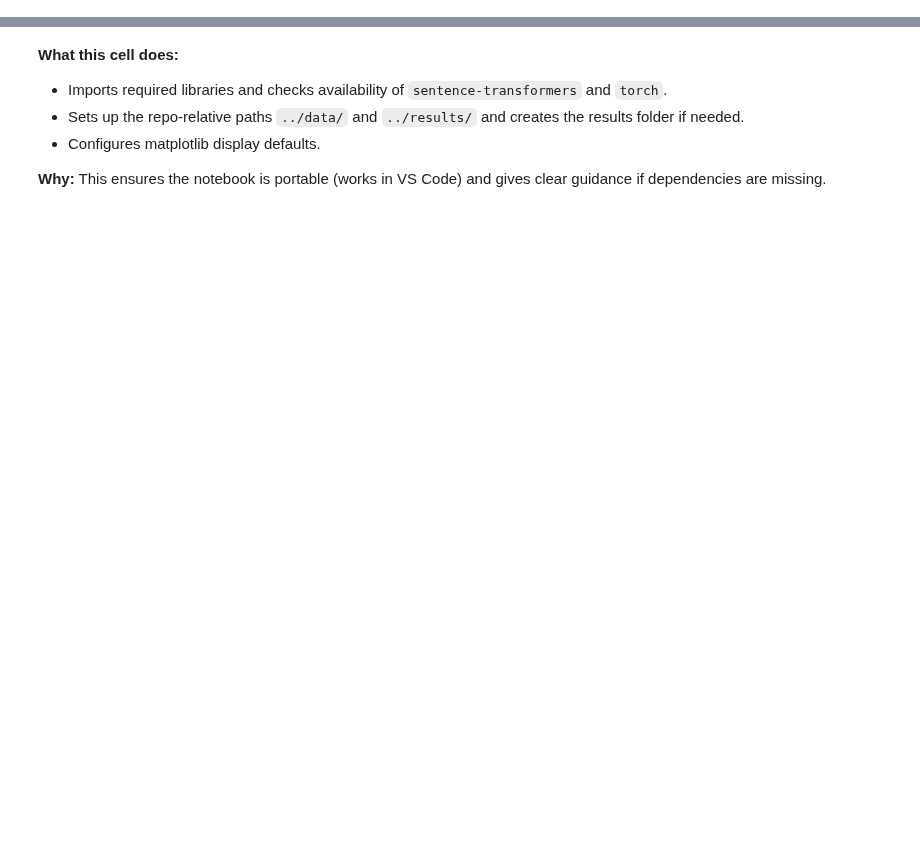
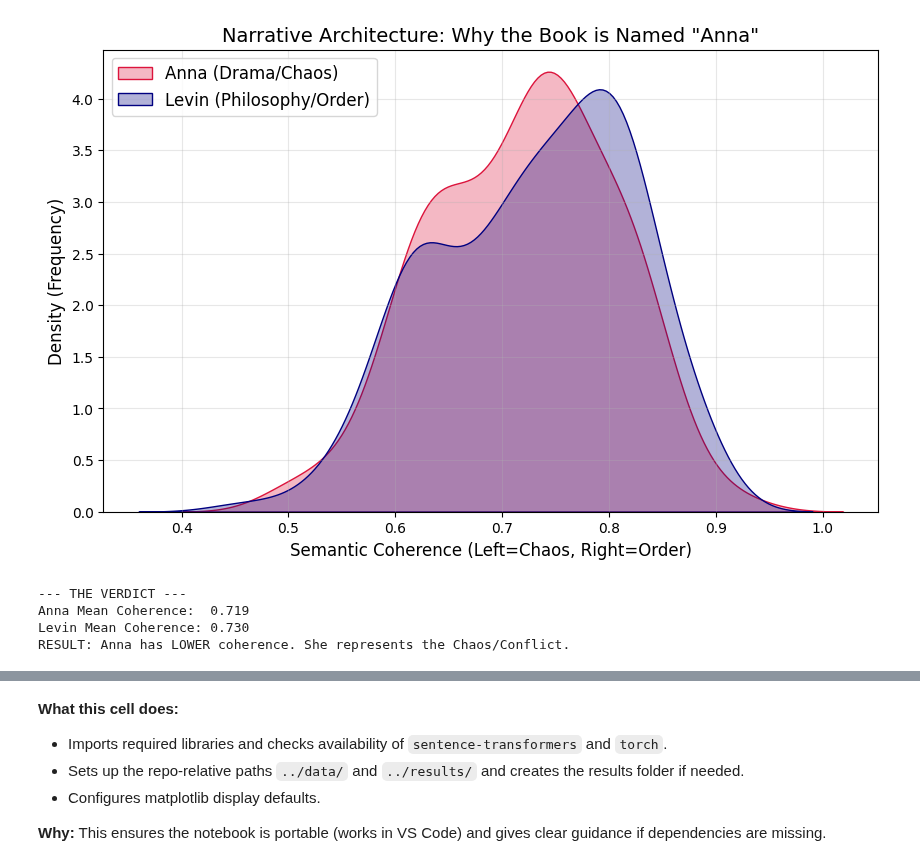
Before and after one commit to AppliedNLP-SRH/Algorithm-Beyond-The-Text, a Jupyter notebook: notebooks/Paragraph_Semantic_Coherence_VSCode.ipynb, the cells around one changed output, grey strips where cells are left out. Saved outputs shown, nothing was run; the diff lists cells and outputs as text; code cells hidden in the pictures; blank space fills up the shorter version.

```diff
--- a/notebooks/Paragraph_Semantic_Coherence_VSCode.ipynb
+++ b/notebooks/Paragraph_Semantic_Coherence_VSCode.ipynb
@@ -14,0 +79,12 @@ The notebook deliberately avoids Colab-specific commands (no `!pip install` line
+# %%
+if BOOK1_PATH:
+    raw_text = load_and_clean(BOOK1_PATH)
+    all_paragraphs = split_into_paragraphs(raw_text)
+
+    # Sample first 1500 paragraphs to save time
+    # (Increase this number if you want more precision)
+    sample = all_paragraphs[:1500]
+    print(f"Total paragraphs found: {len(all_paragraphs)}")
+    print(f"Analyzing sample size: {len(sample)}")
+else:
+    print("Book not found. Cannot proceed.")
@@ -14,0 +139,34 @@ The notebook deliberately avoids Colab-specific commands (no `!pip install` line
+# %%
+# --- 4. PLOT RESULTS ---
+plt.figure(figsize=(10,6))
+
+# Plot Anna (Red)
+if anna_scores:
+    sns.kdeplot(anna_scores, fill=True, label='Anna (Drama/Chaos)', color='crimson', alpha=0.3)
+
+# Plot Levin (Blue)
+if levin_scores:
+    sns.kdeplot(levin_scores, fill=True, label='Levin (Philosophy/Order)', color='navy', alpha=0.3)
+
+plt.title('Narrative Architecture: Why the Book is Named "Anna"', fontsize=14)
+plt.xlabel('Semantic Coherence (Left=Chaos, Right=Order)', fontsize=12)
+plt.ylabel('Density (Frequency)', fontsize=12)
+plt.legend(fontsize=12)
+plt.grid(True, alpha=0.3)
+plt.show()
+
+# Print Numeric Verdict
+print("\n--- THE VERDICT ---")
+print(f"Anna Mean Coherence:  {np.mean(anna_scores):.3f}")
+print(f"Levin Mean Coherence: {np.mean(levin_scores):.3f}")
+
+if np.mean(anna_scores) < np.mean(levin_scores):
+    print("RESULT: Anna has LOWER coherence. She represents the Chaos/Conflict.")
+else:
+    print("RESULT: Anna has HIGHER coherence. She represents the Focus/Intensity.")
+# %% [output]
+[figure, added]
+--- THE VERDICT ---
+Anna Mean Coherence:  0.719
+Levin Mean Coherence: 0.730
+RESULT: Anna has LOWER coherence. She represents the Chaos/Conflict.
```
Also changed, not shown: parts of 26 cells of this notebook.
